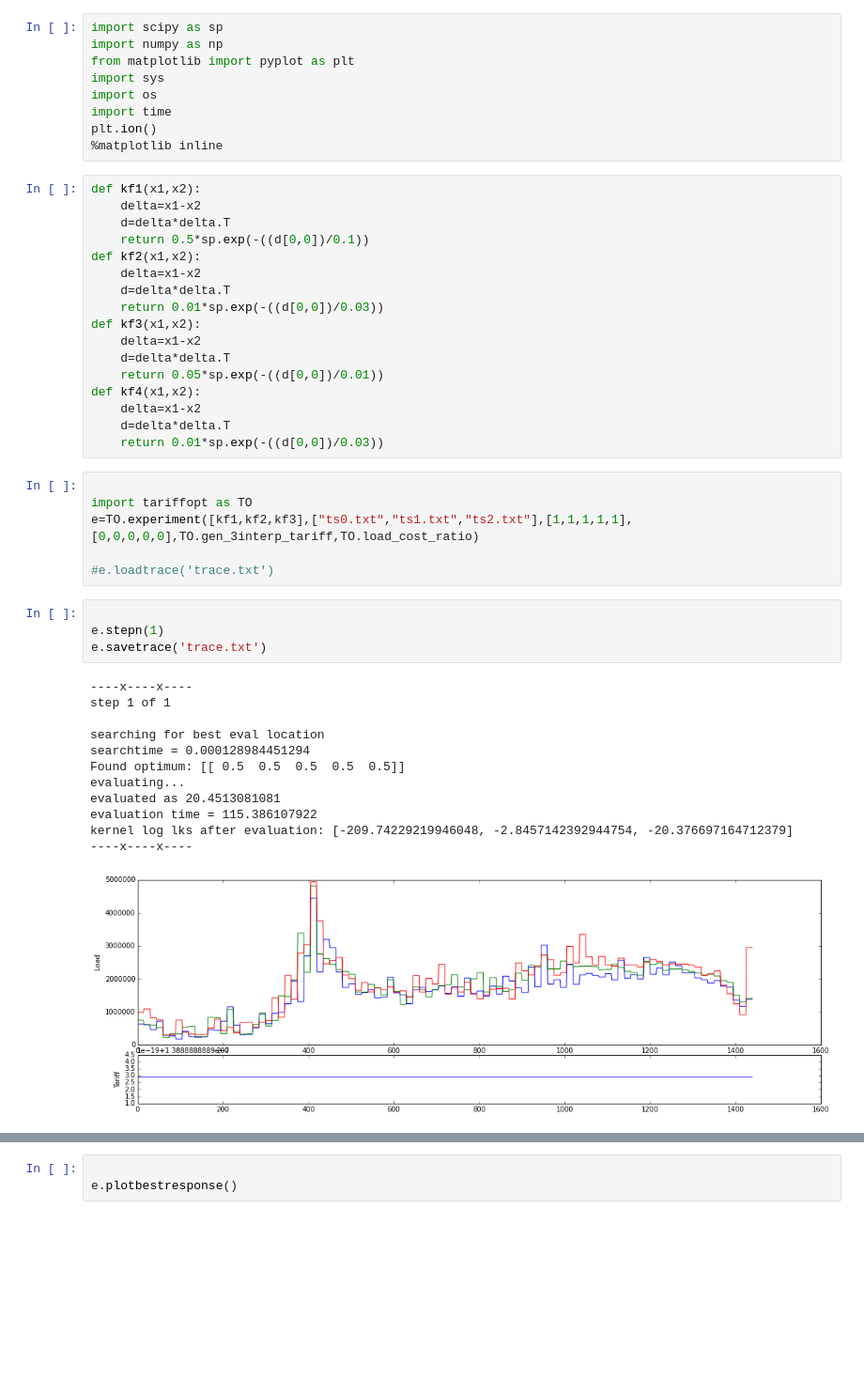
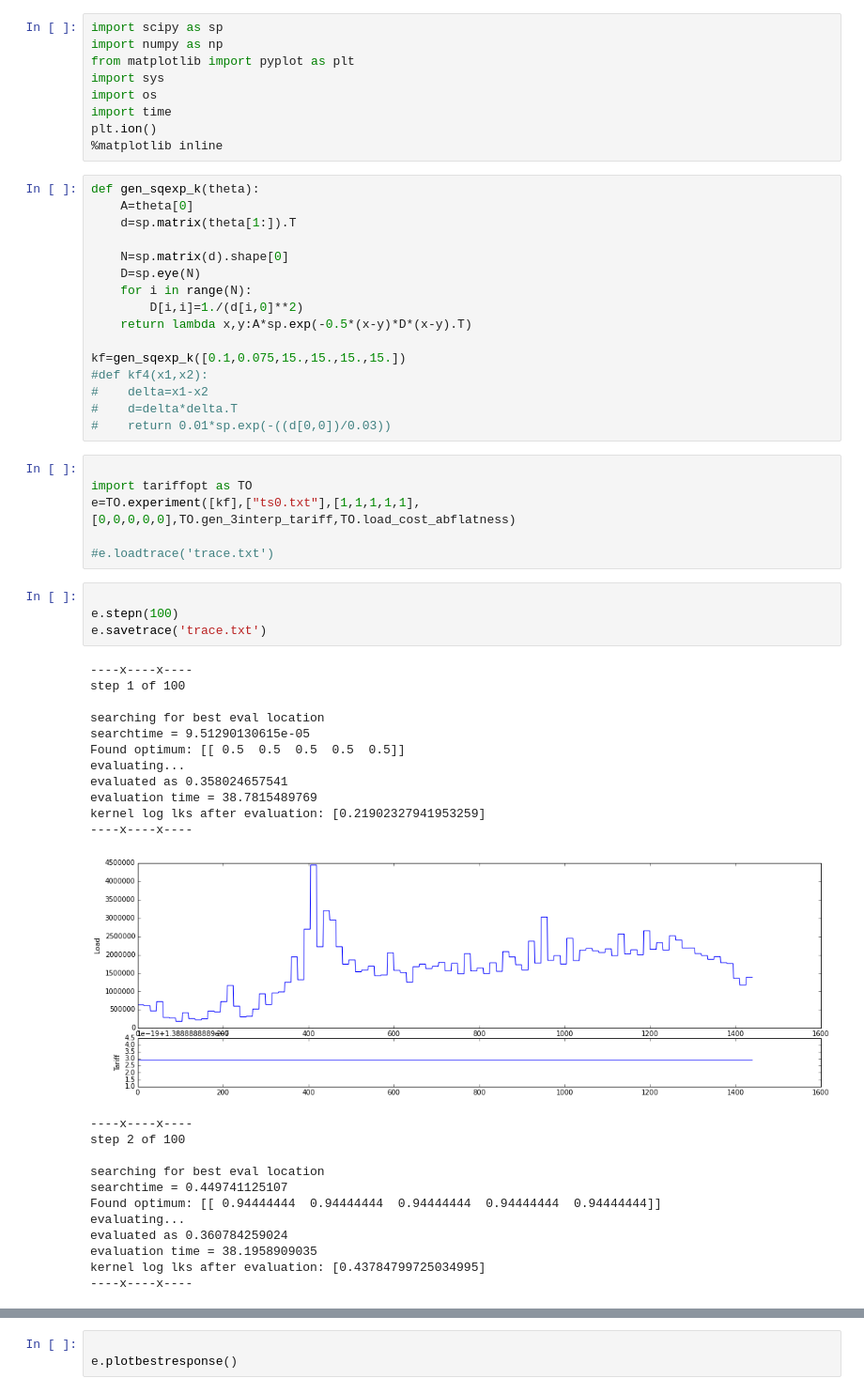
Before and after one commit to markm541374/tariffset, a Jupyter notebook: GPGO.ipynb, the cells around one changed output, grey strips where cells are left out. Shown at 94% size. Cells and saved outputs as stored; diff of their text form; blank space fills up the shorter version.

```diff
--- a/GPGO.ipynb
+++ b/GPGO.ipynb
@@ -7,43 +7,53 @@ import os
 import time
 plt.ion()
 %matplotlib inline
-# %%
-def kf1(x1,x2):
-    delta=x1-x2
-    d=delta*delta.T
-    return 0.5*sp.exp(-((d[0,0])/0.1))
-def kf2(x1,x2):
-    delta=x1-x2
-    d=delta*delta.T
-    return 0.01*sp.exp(-((d[0,0])/0.03))
-def kf3(x1,x2):
-    delta=x1-x2
-    d=delta*delta.T
-    return 0.05*sp.exp(-((d[0,0])/0.01))
-def kf4(x1,x2):
-    delta=x1-x2
-    d=delta*delta.T
-    return 0.01*sp.exp(-((d[0,0])/0.03))
+# %%
+def gen_sqexp_k(theta):
+	A=theta[0]
+	d=sp.matrix(theta[1:]).T
+
+	N=sp.matrix(d).shape[0]
+	D=sp.eye(N)
+	for i in range(N):
+		D[i,i]=1./(d[i,0]**2)
+	return lambda x,y:A*sp.exp(-0.5*(x-y)*D*(x-y).T)
+
+kf=gen_sqexp_k([0.1,0.075,15.,15.,15.,15.])
+#def kf4(x1,x2):
+#    delta=x1-x2
+#    d=delta*delta.T
+#    return 0.01*sp.exp(-((d[0,0])/0.03))
 # %%
 
 import tariffopt as TO
-e=TO.experiment([kf1,kf2,kf3],["ts0.txt","ts1.txt","ts2.txt"],[1,1,1,1,1],[0,0,0,0,0],TO.gen_3interp_tariff,TO.load_cost_ratio)
+e=TO.experiment([kf],["ts0.txt"],[1,1,1,1,1],[0,0,0,0,0],TO.gen_3interp_tariff,TO.load_cost_abflatness)
 
 #e.loadtrace('trace.txt')
 # %%
 
-e.stepn(1)
+e.stepn(100)
 e.savetrace('trace.txt')
 # %% [output]
 ----x----x----
-step 1 of 1
+step 1 of 100
 
 searching for best eval location
-searchtime = 0.000128984451294
+searchtime = 9.51290130615e-05
 Found optimum: [[ 0.5  0.5  0.5  0.5  0.5]]
 evaluating...
-evaluated as 20.4513081081
-evaluation time = 115.386107922
-kernel log lks after evaluation: [-209.74229219946048, -2.8457142392944754, -20.376697164712379]
+evaluated as 0.358024657541
+evaluation time = 38.7815489769
+kernel log lks after evaluation: [0.21902327941953259]
 ----x----x----
-[figure, old version]
+[figure, new version]
+----x----x----
+step 2 of 100
+
+searching for best eval location
+searchtime = 0.449741125107
+Found optimum: [[ 0.94444444  0.94444444  0.94444444  0.94444444  0.94444444]]
+evaluating...
+evaluated as 0.360784259024
+evaluation time = 38.1958909035
+kernel log lks after evaluation: [0.43784799725034995]
+----x----x----
```
Also changed, not shown: parts of 3 cells of this notebook, 7 other files.
